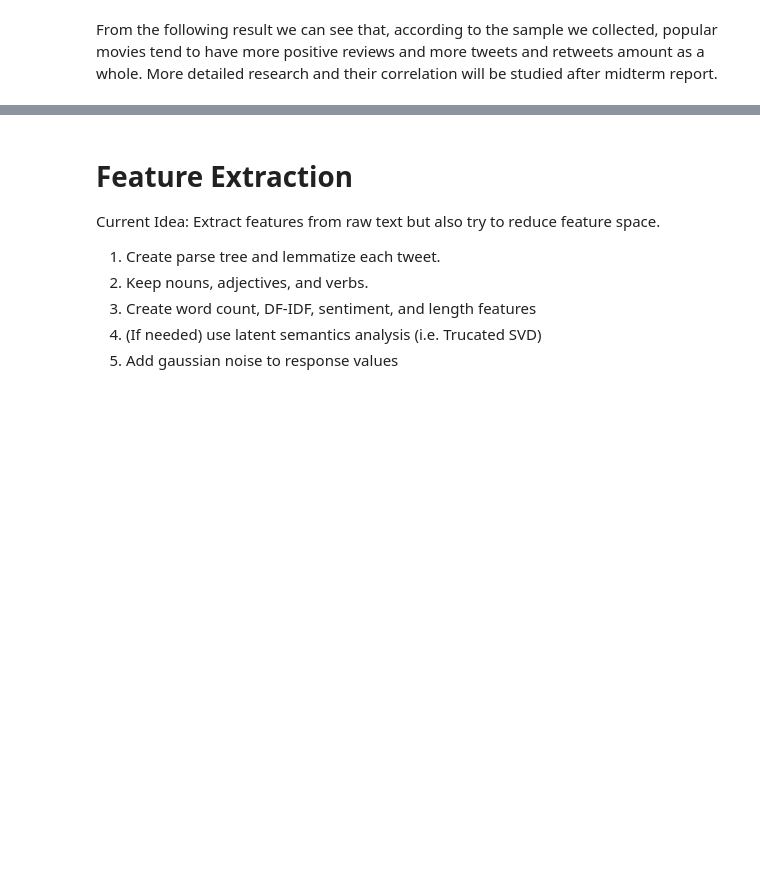
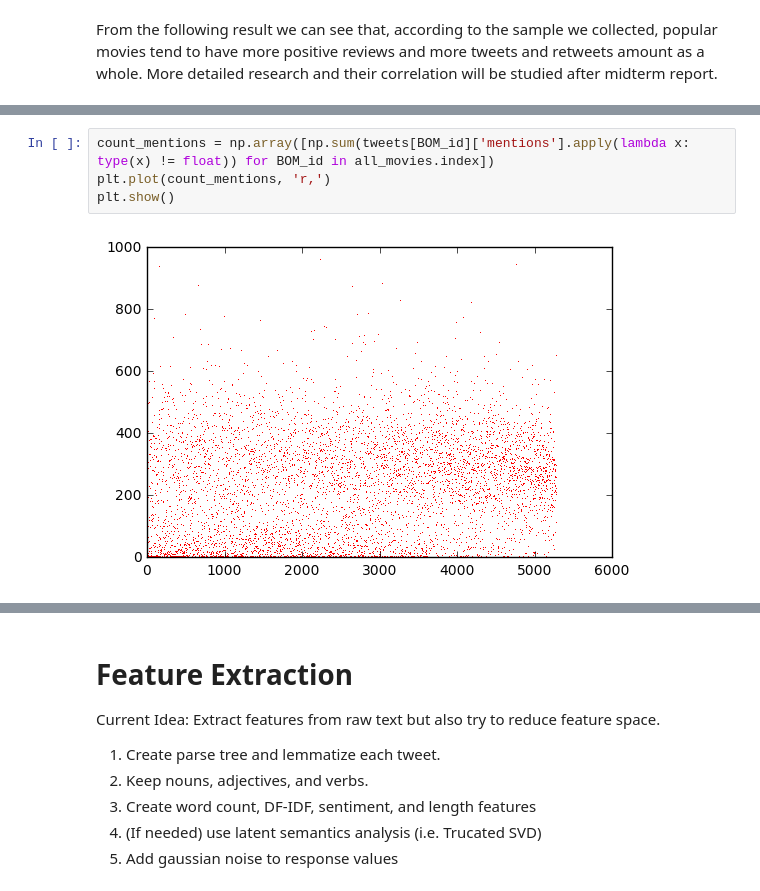
Before and after one commit to law-liet/15-388-688_Project, a Jupyter notebook: project.ipynb, the cells around one changed output, grey strips where cells are left out. Saved outputs shown, nothing was run; the diff lists cells and outputs as text; blank space fills up the shorter version.

```diff
--- a/project.ipynb
+++ b/project.ipynb
@@ -247,0 +252,6 @@ jurassicpark4  :  Counter({0: 481, 1: 334, -1: 185}) total:  1000
+# %%
+count_mentions = np.array([np.sum(tweets[BOM_id]['mentions'].apply(lambda x: type(x) != float)) for BOM_id in all_movies.index])
+plt.plot(count_mentions, 'r,')
+plt.show()
+# %% [output]
+[figure, added]
```
Also changed, not shown: parts of 35 cells of this notebook, 10 other files.
